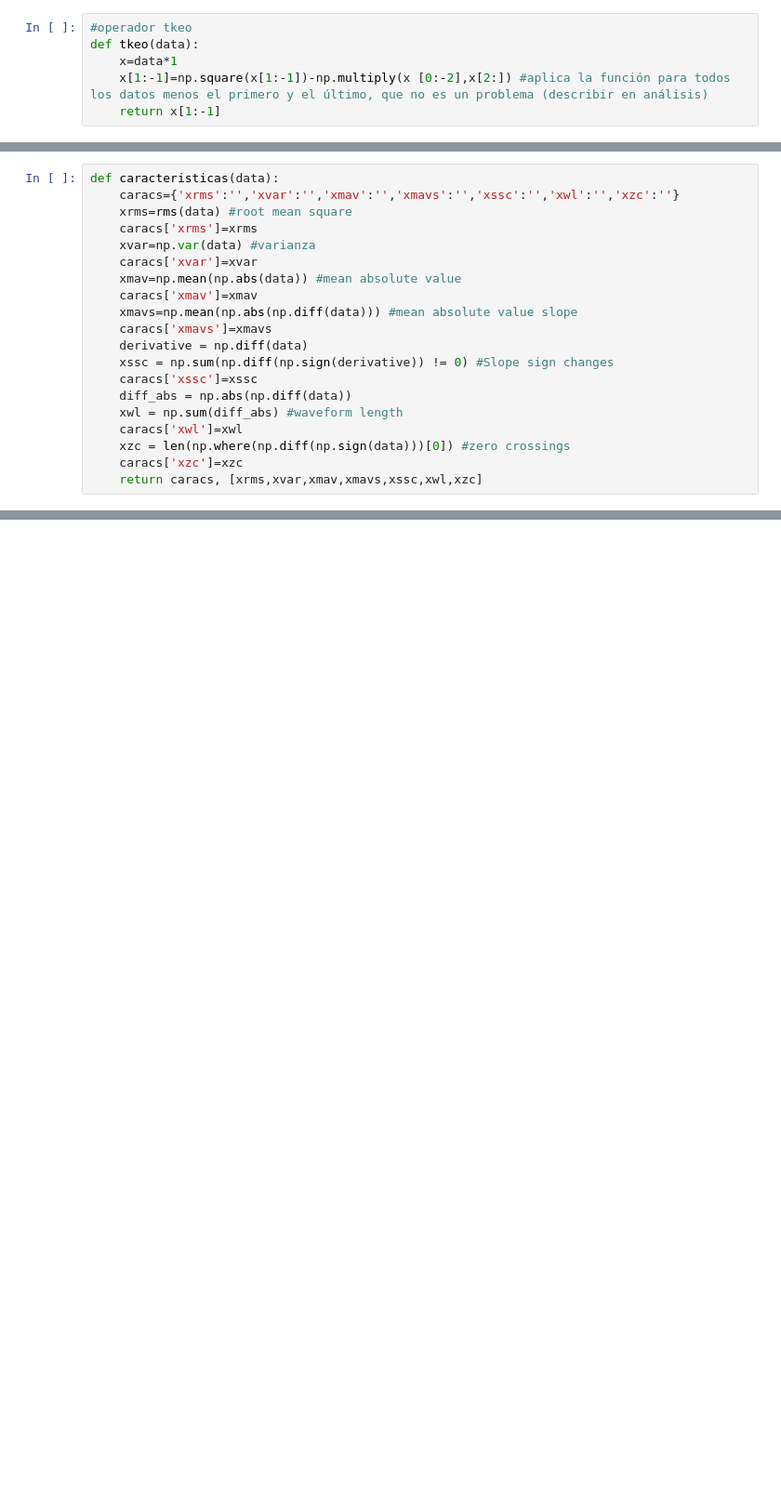
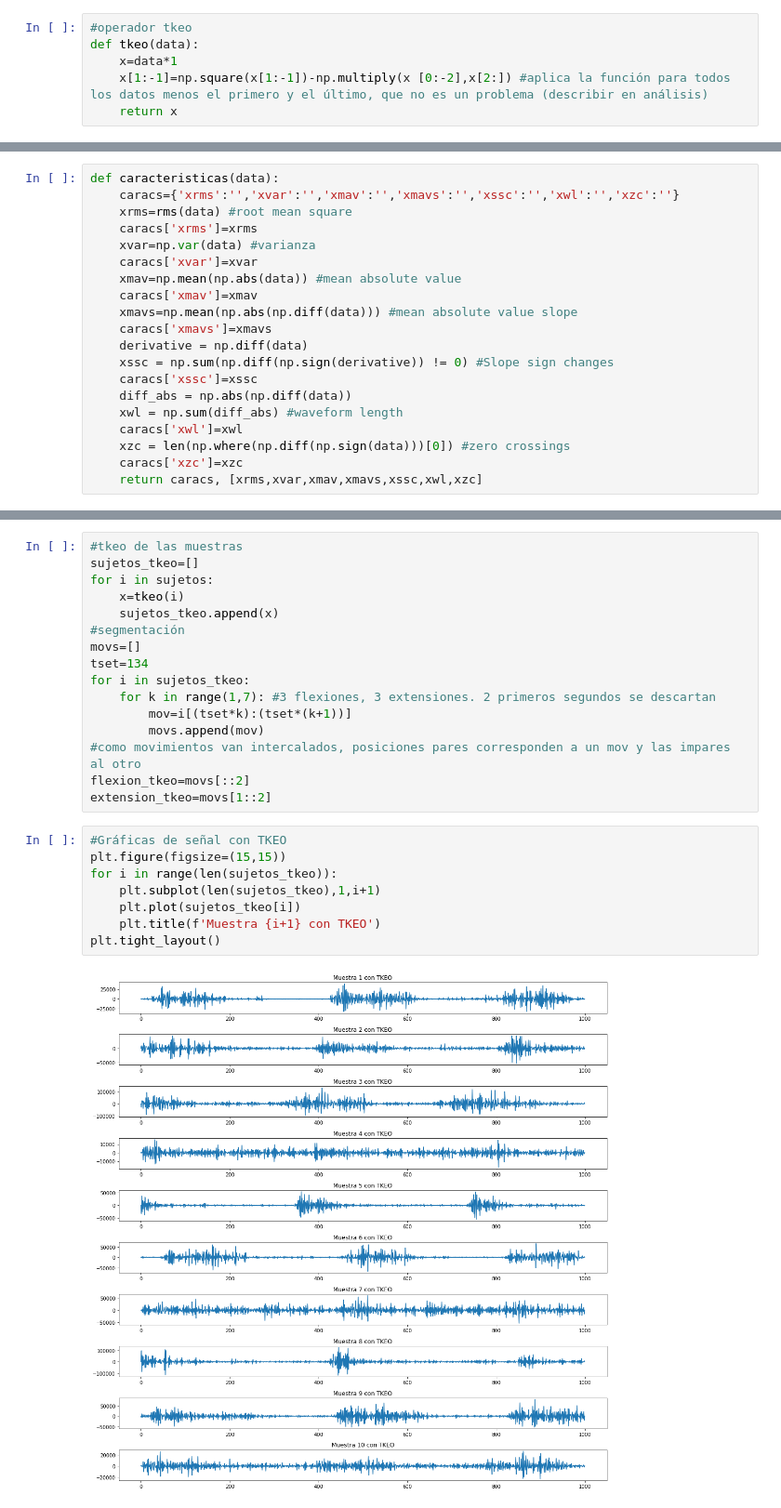
Before and after one commit to MateoOyuelaR19/LAB-BIOSE-ALES, a Jupyter notebook: Proyecto/Seguimiento_2/seguimiento_2.ipynb, the cells around one changed output, grey strips where cells are left out. Shown: that part at 93% size. Saved outputs shown, nothing was run; the diff lists cells and outputs as text; blank space fills up the shorter version.

```diff
--- a/Proyecto/Seguimiento_2/seguimiento_2.ipynb
+++ b/Proyecto/Seguimiento_2/seguimiento_2.ipynb
@@ -37,7 +33,7 @@ extension=movs[1::2]
 def tkeo(data):
     x=data*1
     x[1:-1]=np.square(x[1:-1])-np.multiply(x [0:-2],x[2:]) #aplica la función para todos los datos menos el primero y el último, que no es un problema (describir en análisis)
-    return x[1:-1]
+    return x
 # %%
 def rms(x): #x es un array
     x_squared=np.square(x)
@@ -99,0 +117,26 @@ plt.tight_layout()
+# %%
+#tkeo de las muestras
+sujetos_tkeo=[]
+for i in sujetos:
+    x=tkeo(i)
+    sujetos_tkeo.append(x)
+#segmentación
+movs=[]
+tset=134
+for i in sujetos_tkeo:
+    for k in range(1,7): #3 flexiones, 3 extensiones. 2 primeros segundos se descartan
+        mov=i[(tset*k):(tset*(k+1))]
+        movs.append(mov)
+#como movimientos van intercalados, posiciones pares corresponden a un mov y las impares al otro
+flexion_tkeo=movs[::2]
+extension_tkeo=movs[1::2]
+# %%
+#Gráficas de señal con TKEO
+plt.figure(figsize=(15,15))
+for i in range(len(sujetos_tkeo)):
+    plt.subplot(len(sujetos_tkeo),1,i+1)
+    plt.plot(sujetos_tkeo[i])
+    plt.title(f'Muestra {i+1} con TKEO')
+plt.tight_layout()
+# %% [output]
+[figure, added]
```
Also changed, not shown: parts of 31 cells of this notebook.
